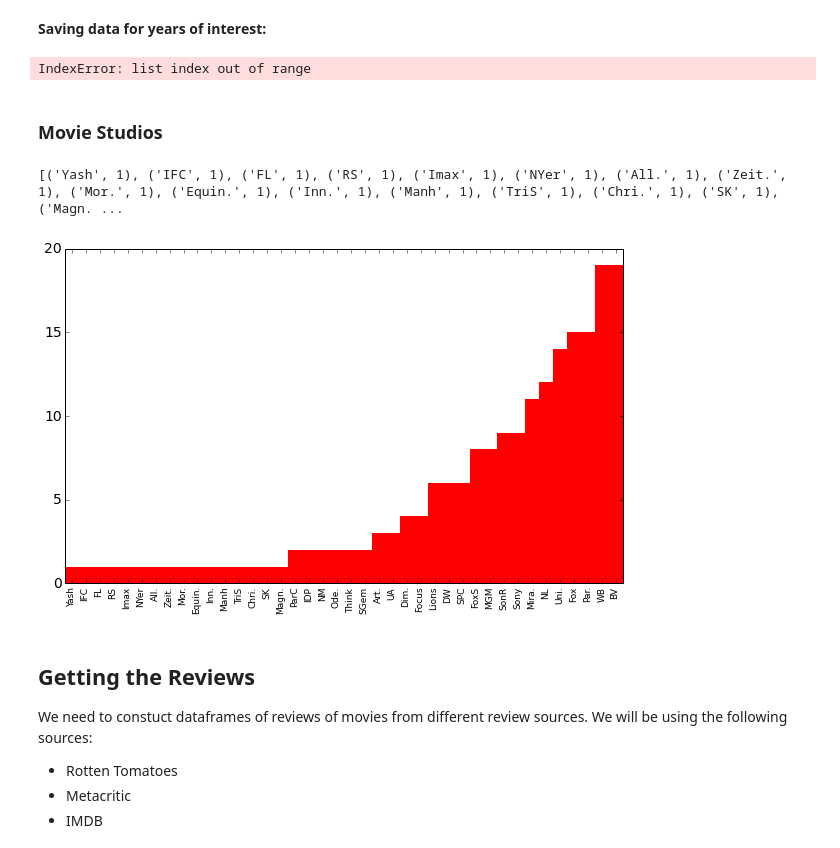
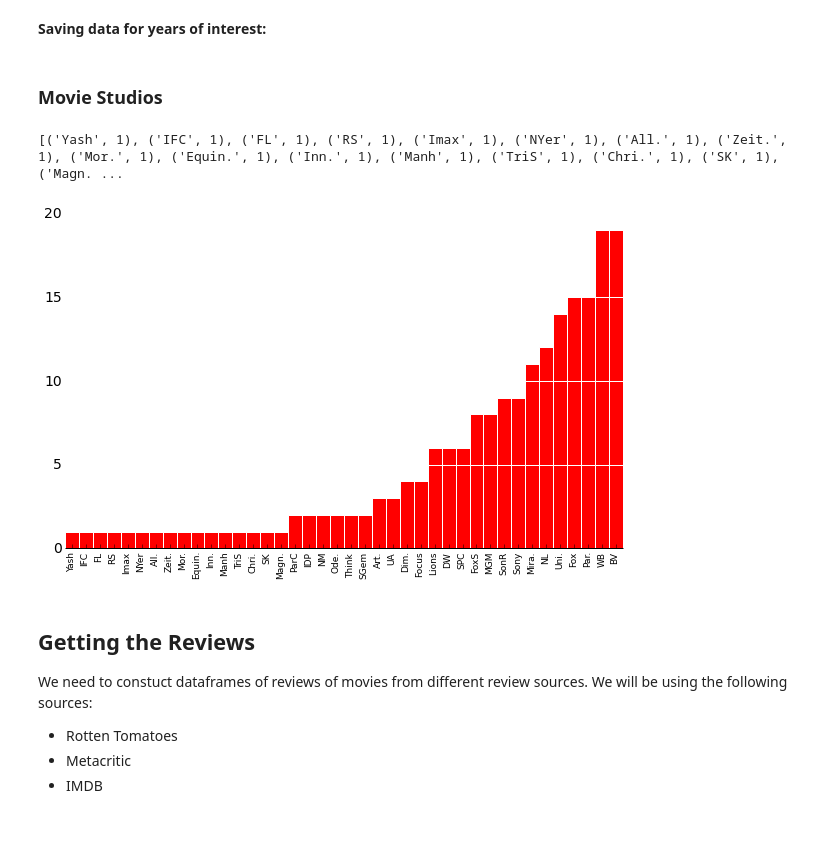
Before and after one commit to rizzomichaelg/cs109-oscars, a Jupyter notebook: process_book.ipynb, the cells around one changed output. Drawn from its saved outputs; the diff is of its cells as text; code cells hidden in the pictures.

```diff
--- a/process_book.ipynb
+++ b/process_book.ipynb
@@ -419,39 +417,37 @@ def get_top_movies_by_year(yr,num_movies=200):
 #     print yr
 # filename='./data/alldata_' + str(num_movies) + '.csv'
 # alldata.to_csv(filename, index=False)
-alldata=pd.read_csv('./data/alldata_200.csv')
+alldata=pd.read_csv('data/all_data200.csv')
-# %% [output]
-IndexError: list index out of range
 # %% [markdown]
 <h3>Movie Studios</h3>
 # %%
 studios=[]
 counts=[]
 studio_data=[]
 tickloc=0.5
 barloc=0
 barlocs=[]
 ticklocs=[]
 studio_grouped_data=(alldata.groupby('studio')).groups
 for key,val in studio_grouped_data.items():
     studio_data.append((key,len(val)))
     ticklocs.append(tickloc)
     barlocs.append(barloc)
     tickloc+=1
     barloc+=1
 studio_data.sort(key=lambda x:x[1])
 print studio_data
 for key,val in studio_data:
     studios.append(key)
     counts.append(val)
 
-plt.bar(barlocs, height=counts, width=1,color='r')
+plt.bar(barlocs, height=counts, width=1,color='r',edgecolor="white")
 plt.xticks(rotation=90,size=9)
 plt.xticks(ticklocs,studios)
-plt.show()
+histogram_style()
 # %% [output]
 [('Yash', 1), ('IFC', 1), ('FL', 1), ('RS', 1), ('Imax', 1), ('NYer', 1), ('All.', 1), ('Zeit.', 1), ('Mor.', 1), ('Equin.', 1), ('Inn.', 1), ('Manh', 1), ('TriS', 1), ('Chri.', 1), ('SK', 1), ('Magn. ...
-[figure, old version]
+[figure, new version]
 # %% [markdown]
 ## Getting the Reviews
 We need to constuct dataframes of reviews of movies from different review sources.  We will be using the following sources:
```
Also changed, not shown: parts of 22 cells of this notebook, 3 other files.
